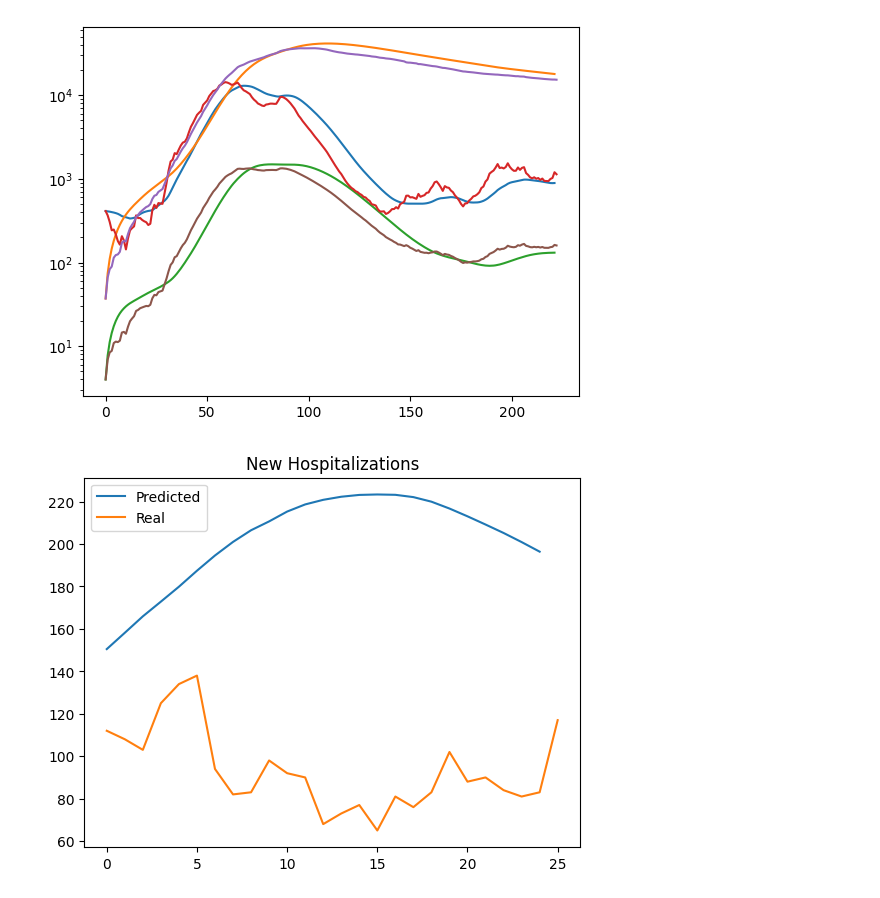
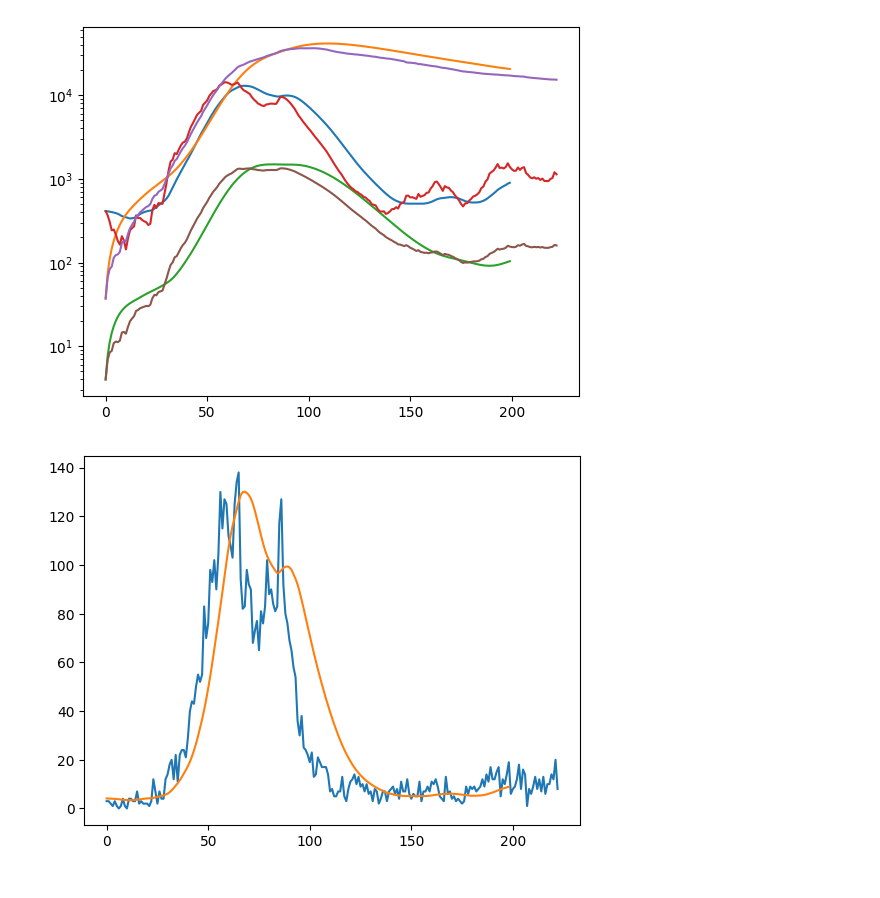
Before and after one commit to atiumcache/PF_forecast, a Jupyter notebook: juptyer notebooks/LSODA_forecasting.ipynb, the cells around one changed output. Saved outputs shown, nothing was run; the diff lists cells and outputs as text; code cells hidden in the pictures.

```diff
--- a/juptyer notebooks/LSODA_forecasting.ipynb
+++ b/juptyer notebooks/LSODA_forecasting.ipynb
@@ -21,7 +21,7 @@ pf_beta = pd.read_csv('../datasets/average_beta.csv').to_numpy()
 pf_beta = np.delete(pf_beta,0,1)
 
 plt.plot(pf_beta[60:86])
-for i in range(100):
+for i in range(10):
     plt.plot(predicted_beta[i,:])
 plt.show()
 
@@ -69,7 +69,7 @@ def beta(t):
 y0 = np.concatenate((estimated_state[0],observations[0]))
 
 
-t_span = [0.0,222.0]
+t_span = [0.0,200.0]
 par={
 "beta":beta,
 "gamma":0.1,
@@ -80,7 +80,7 @@ par={
 sol =  solve_ivp(fun=lambda t,z: RHS_H(t,z,par),
                     jac=lambda t,z:Jacobian(t,z,par),
                     t_span=t_span,
-                    t_eval= np.linspace(0.0,222.0,num=222),
+                    t_eval= np.linspace(0.0,200.0,num=200),
                     y0=y0,
                     method='LSODA')
 plt.yscale('log')
@@ -89,13 +89,9 @@ for i in range(1,4):
 plt.plot(estimated_state[:,1:4])
 plt.show()
 
-# plt.title('New Hospitalizations')
-# plt.plot(np.diff(sol.y[4,:]),label = "Predicted")
-# plt.plot(observations,label = "Real")
-# plt.legend()
-# plt.show()
-
-
+plt.plot(observations)
+plt.plot(np.diff(sol.y[4,:]))
+plt.show()
 
 
 
@@ -131,2 +127,2 @@ plt.show()
-[figure, old version]
+[figure, new version]
-[figure, old version]
+[figure, new version]
```
Also changed, not shown: parts of 1 cell of this notebook.
